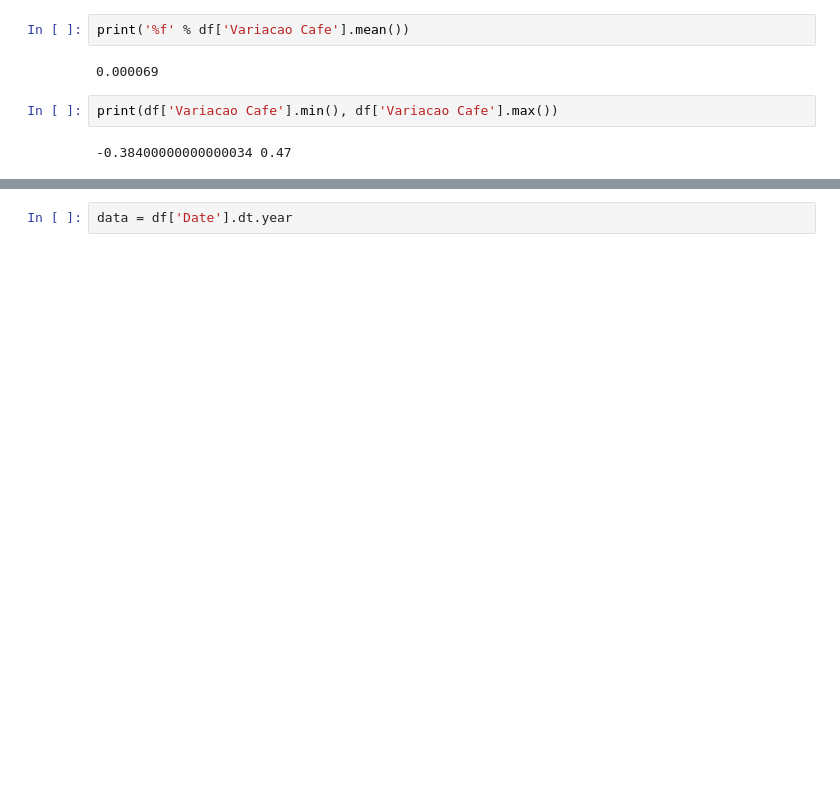
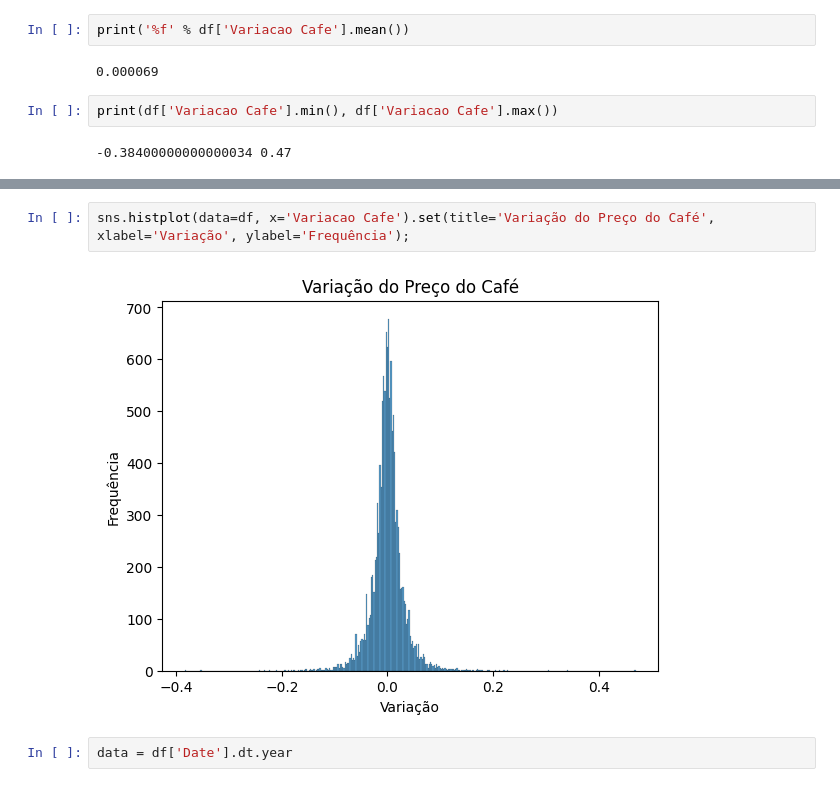
Before and after one commit to romu-lo/Previsao-Variacao-Preco-Cafe-Markov, a Jupyter notebook: analise.ipynb, the cells around one changed output, grey strips where cells are left out. Cells and saved outputs as stored; diff of their text form; blank space fills up the shorter version.

```diff
--- a/analise.ipynb
+++ b/analise.ipynb
@@ -104,3 +124,7 @@ sns.histplot(data=df, x='Variacao Cafe');
+# %%
+sns.histplot(data=df, x='Variacao Cafe').set(title='Variação do Preço do Café', xlabel='Variação', ylabel='Frequência');
+# %% [output]
+[figure, added]
 # %%
 data = df['Date'].dt.year
 # %%
```
Also changed, not shown: parts of 19 cells of this notebook.
